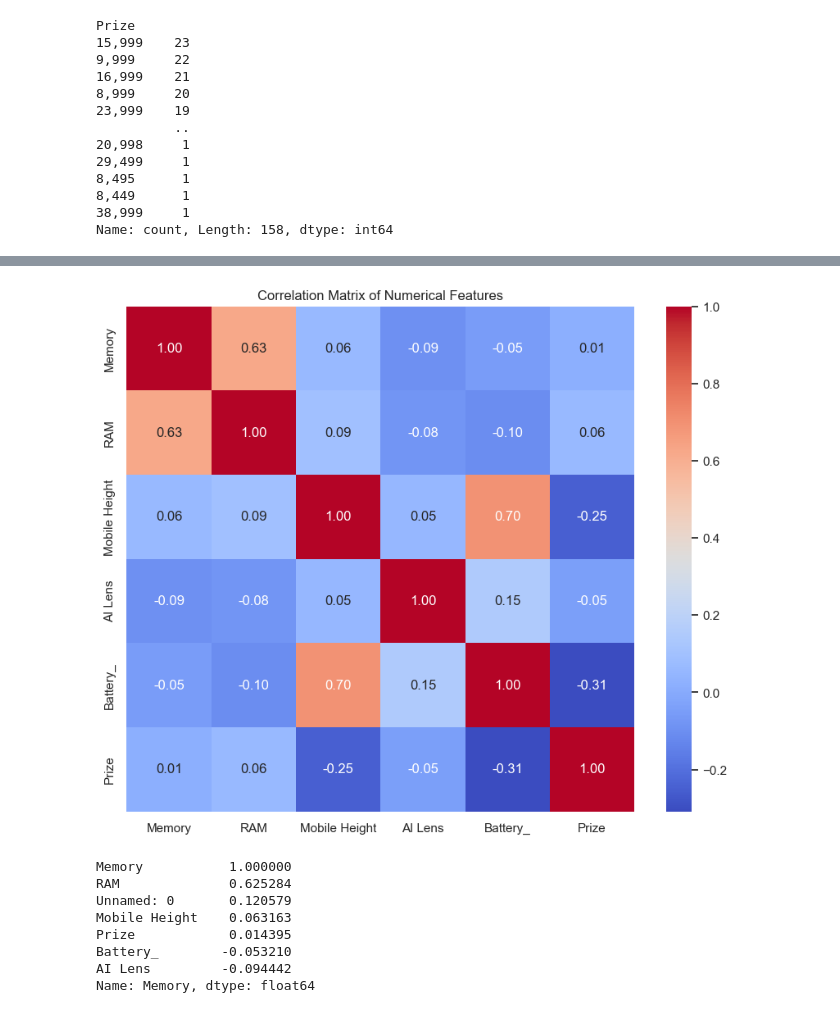
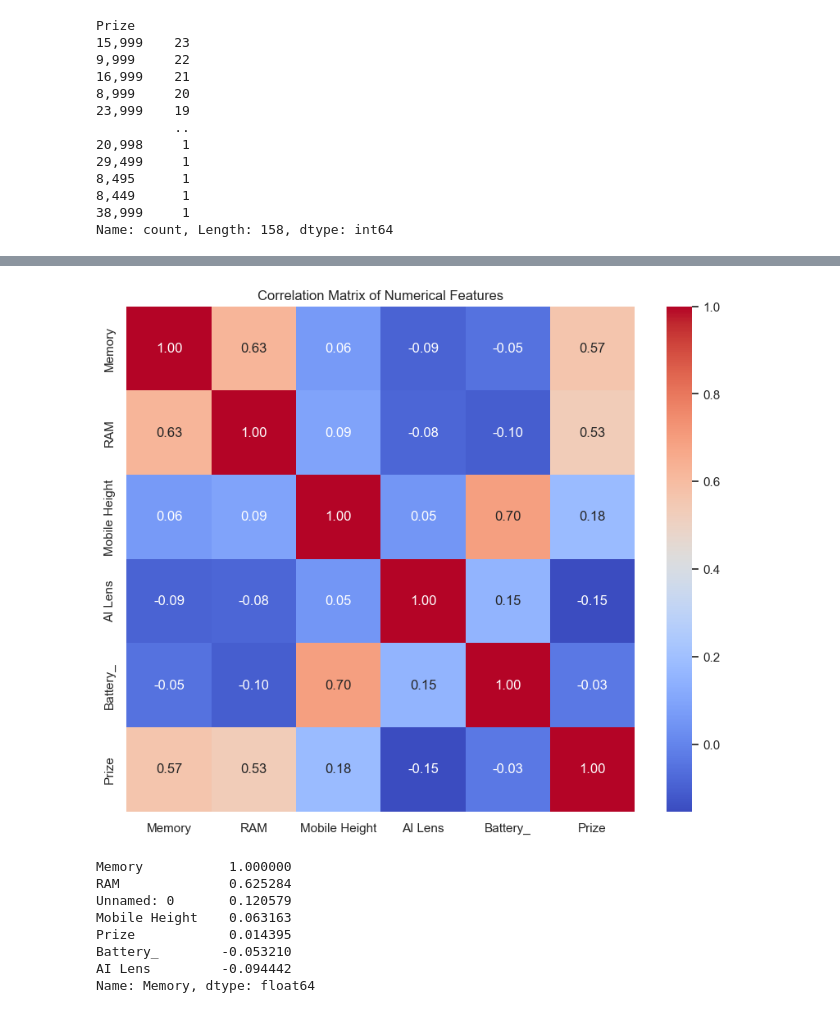
Before and after one commit to bhp001/Price-Prediction-for-Mobile-Phones, a Jupyter notebook: Feature Extraction and Price Prediction for Mobile Phones.ipynb, the cells around one changed output, grey strips where cells are left out. Cells and saved outputs as stored; diff of their text form; code cells hidden in the pictures.

```diff
--- a/Feature Extraction and Price Prediction for Mobile Phones.ipynb
+++ b/Feature Extraction and Price Prediction for Mobile Phones.ipynb
@@ -194,0 +210,2 @@ Name: count, Length: 158, dtype: int64
+# %%
+data_new= pd.read_csv("mobile_data_new.csv")
@@ -195,21 +221,21 @@ Name: count, Length: 158, dtype: int64
 # %%
 
 # Creating a correlation matrix
-correlation_matrix = data[['Memory', 'RAM', 'Mobile Height','AI Lens', 'Battery_','Prize']].corr()
+correlation_matrix = data_new[['Memory', 'RAM', 'Mobile Height','AI Lens', 'Battery_','Prize']].corr()
 
 
 # Setting up the visualization style
 
 sns.set(style='whitegrid')
 
 # Plotting a heatmap for correlation matrix
 
 plt.figure(figsize=(10,8))
 sns.heatmap(correlation_matrix, annot=True, cmap='coolwarm', fmt='.2f')
 plt.title("Correlation Matrix of Numerical Features")
 plt.show()
 # %% [output]
-[figure, old version]
+[figure, new version]
 # %%
 #correlation analysis
 # Exclude non-numeric columns from correlation analysis
```
Also changed, not shown: parts of 24 cells of this notebook.
